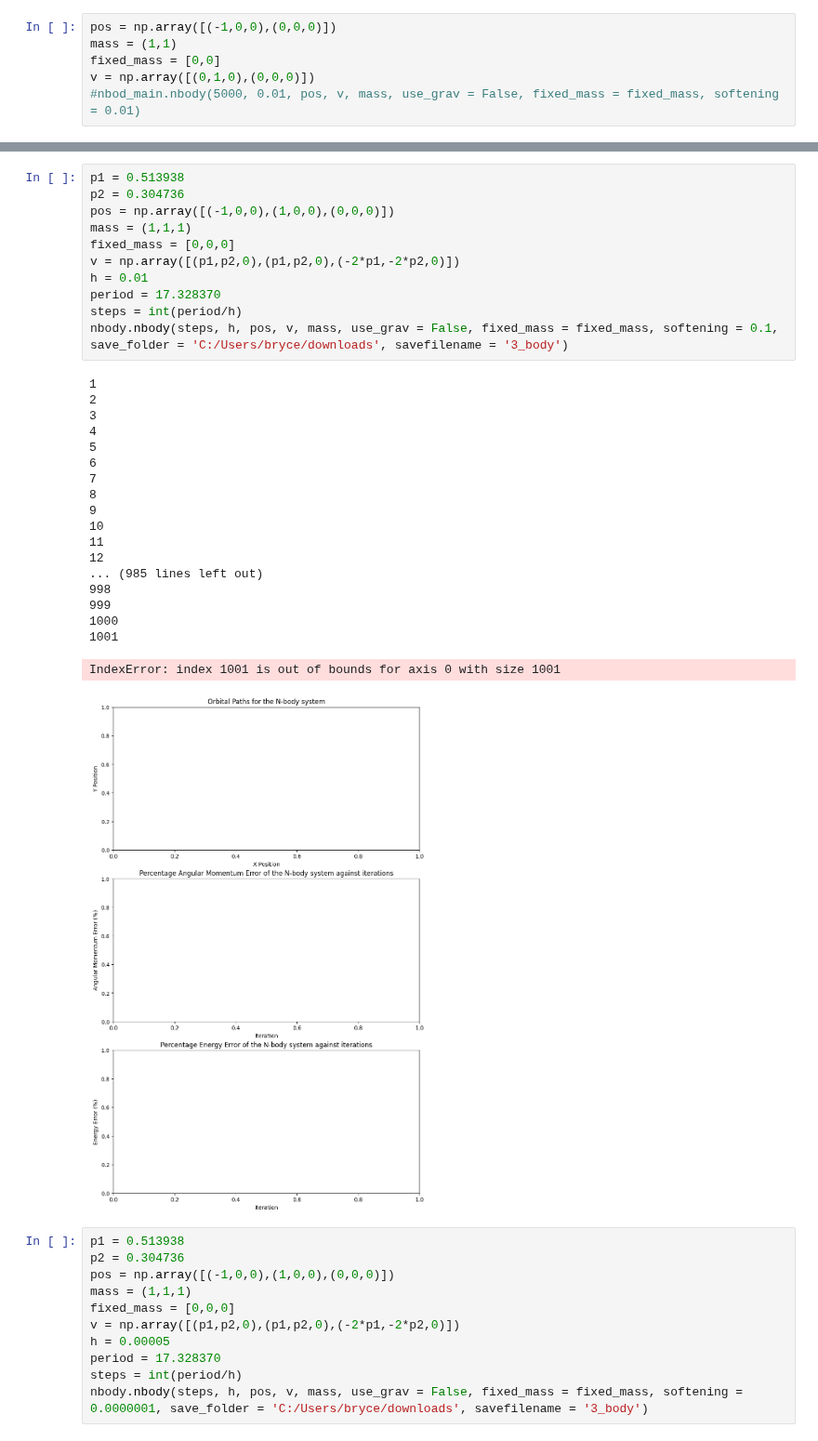
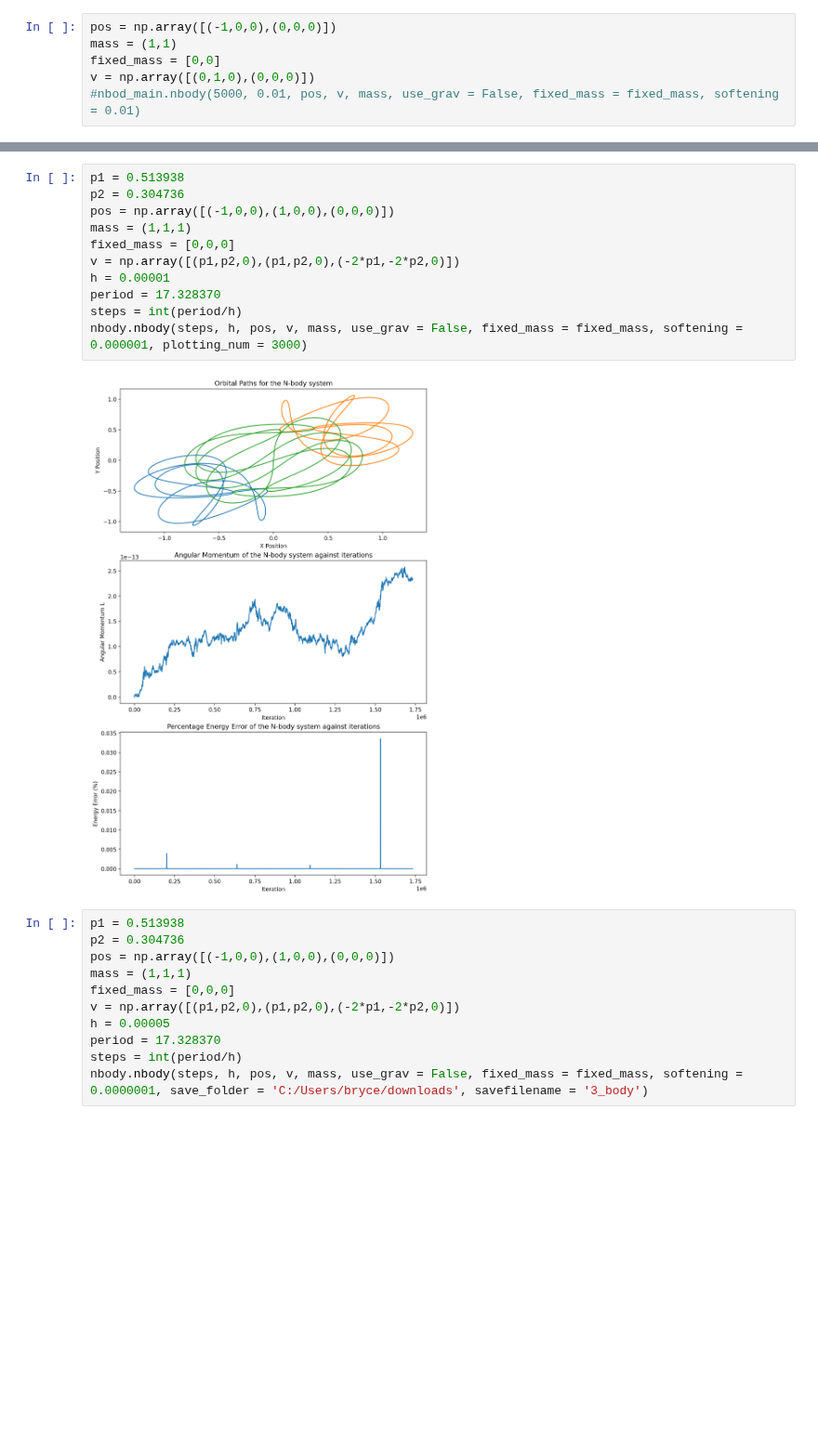
Before and after one commit to BryceDixon/Computational, a Jupyter notebook: assesment2/test.ipynb, the cells around one changed output, grey strips where cells are left out. Shown at 93% size. Cells and saved outputs as stored; diff of their text form; blank space fills up the shorter version.

```diff
--- a/assesment2/test.ipynb
+++ b/assesment2/test.ipynb
@@ -36,34 +19,16 @@ nbody.nbody(10100, 0.001, pos, v, mass, use_grav = False, fixed_mass = fixed_mas
 # %%
 p1 = 0.513938
 p2 = 0.304736
 pos = np.array([(-1,0,0),(1,0,0),(0,0,0)])
 mass = (1,1,1)
 fixed_mass = [0,0,0]
 v = np.array([(p1,p2,0),(p1,p2,0),(-2*p1,-2*p2,0)])
-h = 0.01
+h = 0.00001
 period = 17.328370
 steps = int(period/h)
-nbody.nbody(steps, h, pos, v, mass, use_grav = False, fixed_mass = fixed_mass, softening = 0.1, save_folder = 'C:/Users/bryce/downloads', savefilename = '3_body')
+nbody.nbody(steps, h, pos, v, mass, use_grav = False, fixed_mass = fixed_mass, softening = 0.000001, plotting_num = 3000)
 # %% [output]
-1
-2
-3
-4
-5
-6
-7
-8
-9
-10
-11
-12
-... (985 lines left out)
-998
-999
-1000
-1001
-IndexError: index 1001 is out of bounds for axis 0 with size 1001
-[figure, old version]
+[figure, new version]
 # %%
 p1 = 0.513938
 p2 = 0.304736
```
Also changed, not shown: parts of 3 cells of this notebook, 2 other files.
